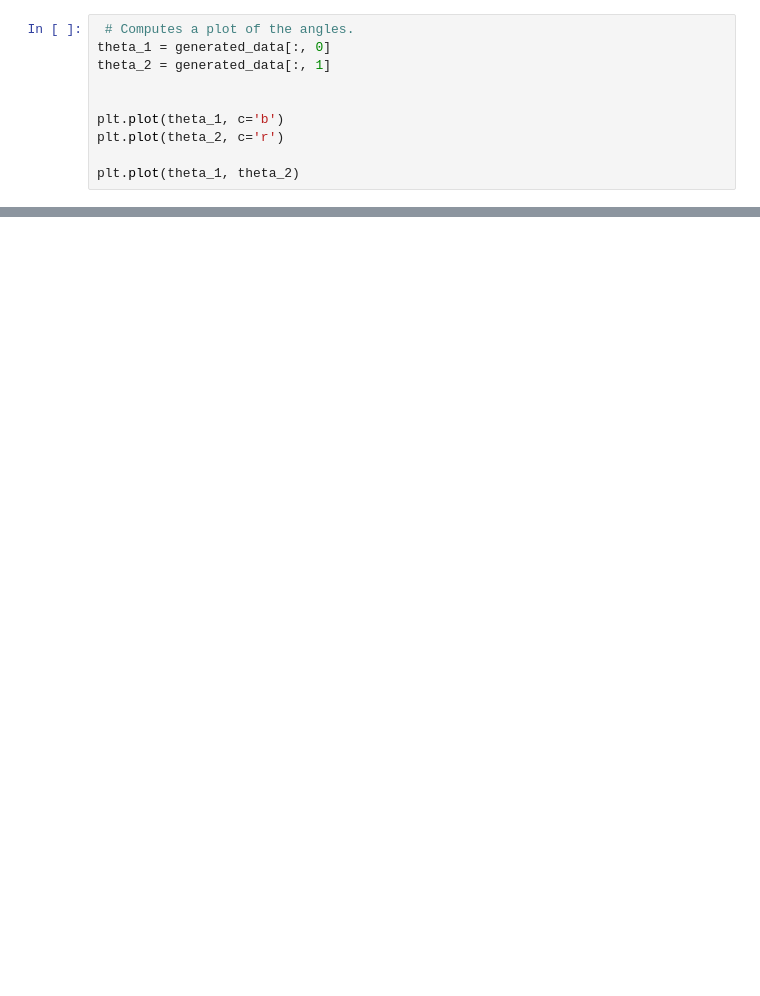
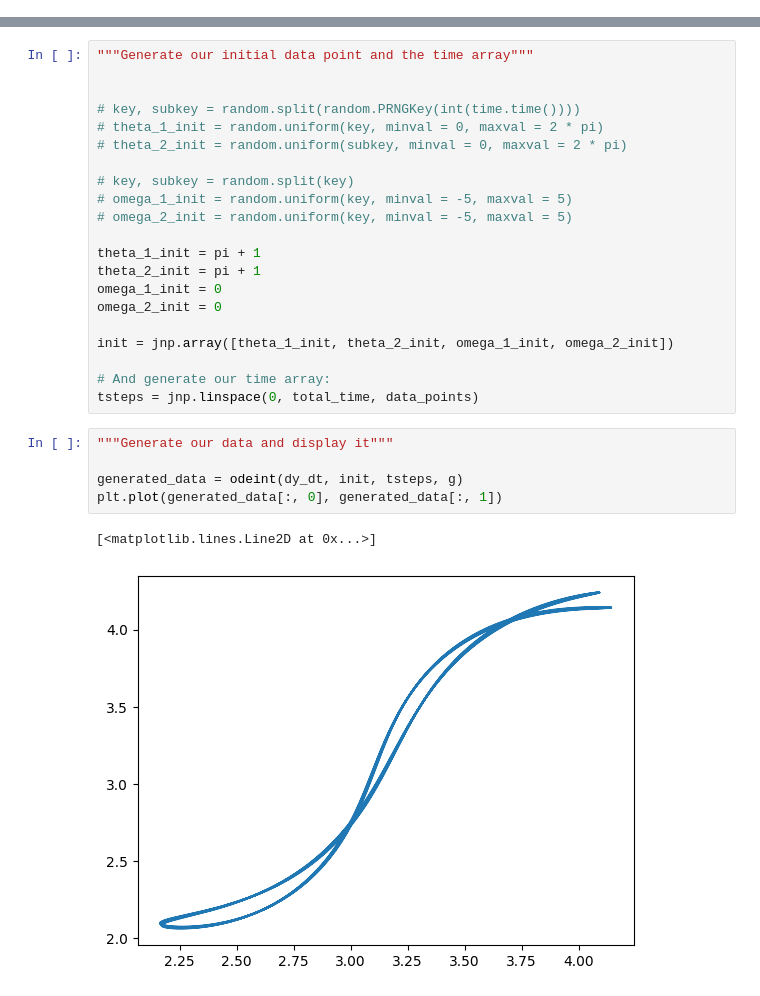
Before and after one commit to jakedorman64/internship, a Jupyter notebook: Double_Pendulum_NeuralODE.ipynb, the cells around one changed output, grey strips where cells are left out. Saved outputs shown, nothing was run; the diff lists cells and outputs as text; blank space fills up the shorter version.

```diff
--- a/Double_Pendulum_NeuralODE.ipynb
+++ b/Double_Pendulum_NeuralODE.ipynb
@@ -382,10 +2,0 @@ plt.close()
-# %%
- # Computes a plot of the angles.
-theta_1 = generated_data[:, 0]
-theta_2 = generated_data[:, 1]
-
-
-plt.plot(theta_1, c='b')
-plt.plot(theta_2, c='r')
-
-plt.plot(theta_1, theta_2)
@@ -487,0 +90,29 @@ imageio.mimsave('./example.gif', # output gif
+# %%
+"""Generate our initial data point and the time array"""
+
+
+# key, subkey = random.split(random.PRNGKey(int(time.time())))
+# theta_1_init = random.uniform(key, minval = 0, maxval = 2 * pi)
+# theta_2_init = random.uniform(subkey, minval = 0, maxval = 2 * pi)
+
+# key, subkey = random.split(key)
+# omega_1_init = random.uniform(key, minval = -5, maxval = 5)
+# omega_2_init = random.uniform(key, minval = -5, maxval = 5)
+
+theta_1_init = pi + 1
+theta_2_init = pi + 1
+omega_1_init = 0
+omega_2_init = 0
+
+init = jnp.array([theta_1_init, theta_2_init, omega_1_init, omega_2_init])
+
+# And generate our time array:
+tsteps = jnp.linspace(0, total_time, data_points)
+# %%
+"""Generate our data and display it"""
+
+generated_data = odeint(dy_dt, init, tsteps, g)
+plt.plot(generated_data[:, 0], generated_data[:, 1])
+# %% [output]
+[<matplotlib.lines.Line2D at 0x...>]
+[figure, added]
```
Also changed, not shown: parts of 40 cells of this notebook.
